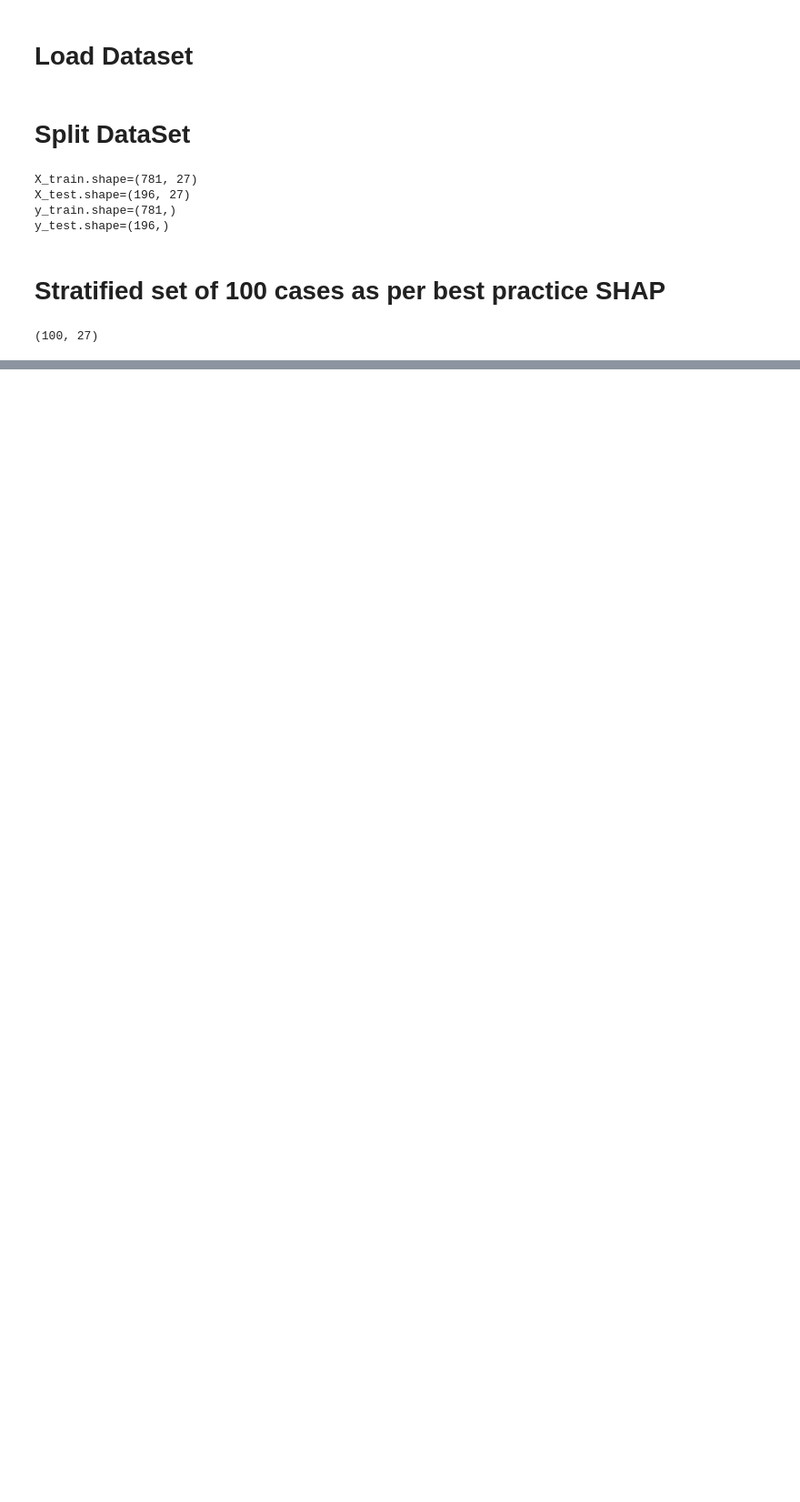
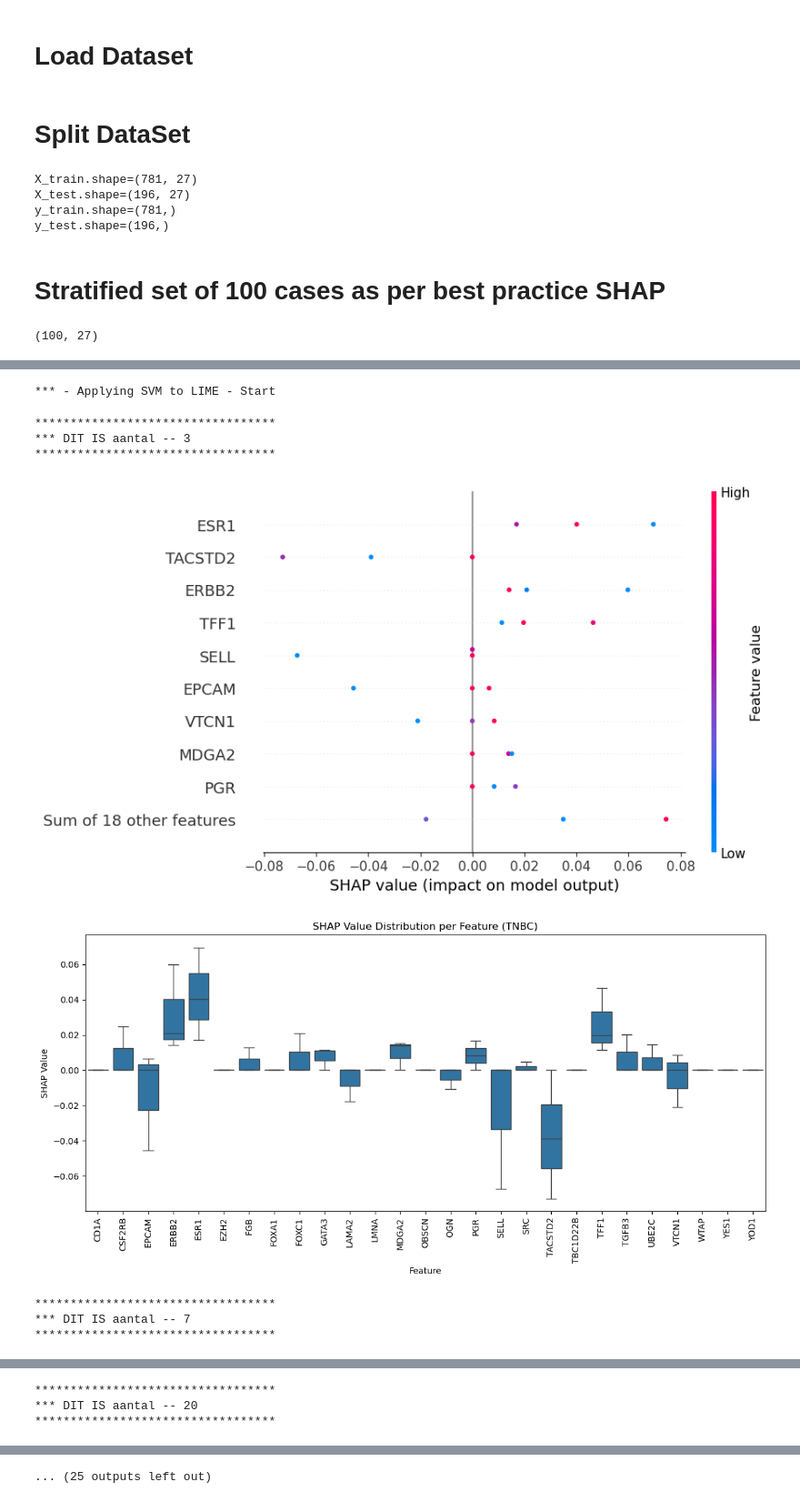
Before and after one commit to rhlt/tnbc, a Jupyter notebook: Evaluation/SHAP.ipynb, the cells around one changed output, grey strips where cells are left out. Shown at 91% size. Saved outputs shown, nothing was run; the diff lists cells and outputs as text; code cells hidden in the pictures; blank space fills up the shorter version.

Commit message:
SHAP + Report UPdate

```diff
--- a/Evaluation/SHAP.ipynb
+++ b/Evaluation/SHAP.ipynb
@@ -105,0 +62,72 @@ for modelName in ModelVariant.__members__:
+# %%
+for modelName in ModelVariant.__members__:
+    print(f'*** - Applying {modelName} to LIME - Start')
+    model = getModel(modelName)
+
+    model.fit(X_train.to_numpy(), y_train)
+
+    if modelName == 'LG':
+        maskerLG = shap.maskers.Independent(X_train)
+        explainer = shap.LinearExplainer (model=model,                data=X_stratified, feature_names=targetGenes, masker=maskerLG)
+    elif modelName == 'RF':
+        explainer = shap.TreeExplainer   (model=model,                data=X_stratified, feature_names=targetGenes)
+    else:
+        explainer = shap.KernelExplainer (model=modelSVM.predict_proba, data=X_stratified, feature_names=targetGenes)
+
+
+    # Ask SHAP for explanation
+    shap_values = explainer(X_test) #new
+
+    # Get confusion matrix
+    y_pred = model.predict(np.array(X_test))
+    y_test_series = pd.Series(y_test, index=X_test.index)  # preserve original indexes
+    y_pred_series = pd.Series(y_pred, index=X_test.index)
+
+    preds = pd.DataFrame({'real': y_test_series, 'model': y_pred_series})
+
+    falseNegative = preds[(preds['real'] != preds['model']) & (preds['real'] == True)]
+    falsePositive = preds[(preds['real'] != preds['model']) & (preds['real'] == False)]
+    truePositive  = preds[(preds['real'] == preds['model']) & (preds['real'] == True)]
+    trueNegative  = preds[(preds['real'] == preds['model']) & (preds['real'] == False)]
+    alles = [falseNegative, falsePositive, truePositive, trueNegative]
+
+    for iets in alles:
+        print(f'**********************************')
+        print(f'*** DIT IS aantal -- {len(iets)}')
+        print(f'**********************************')
+        iloc_positions = [preds.index.get_loc(i) for i in iets.index]
+        rows = np.r_[iloc_positions]
+
+        if modelName == 'LG':
+            beeswarmChart = shap_values[rows, :]
+            boxplotChart = shap_values.values[rows, :]
+        if modelName == 'RF':
+            beeswarmChart = shap_values[rows, :, 0]
+            boxplotChart = shap_values.values[rows, :, 0]
+        if modelName == 'SVM':
+            beeswarmChart = shap_values[rows, :, 1]
+            boxplotChart = shap_values.values[rows, :, 1]
+
+        shap_df = pd.DataFrame(data=boxplotChart, columns=targetGenes)
+        shap_melted = shap_df.melt(var_name='Feature', value_name='SHAP Value')
+
+        # Melt the DataFrame for seaborn
+        shap.plots.beeswarm(beeswarmChart)
+
+        # Plot
+        plt.figure(figsize=(12, 6))
+        sns.boxplot(data=shap_melted, x='Feature', y='SHAP Value')
+        plt.xticks(rotation=90)
+        plt.title('SHAP Value Distribution per Feature (TNBC)')
+        plt.tight_layout()
+        plt.show()
+# %% [output]
+*** - Applying SVM to LIME - Start
+**********************************
+*** DIT IS aantal -- 3
+**********************************
+[figure, added]
+[figure, added]
+**********************************
+*** DIT IS aantal -- 7
+**********************************
@@ -105,0 +136,3 @@ for modelName in ModelVariant.__members__:
+**********************************
+*** DIT IS aantal -- 20
+**********************************
@@ -105,0 +145 @@ for modelName in ModelVariant.__members__:
+... (25 outputs left out)
```
Also changed, not shown: parts of 18 cells of this notebook, 1 other file.
